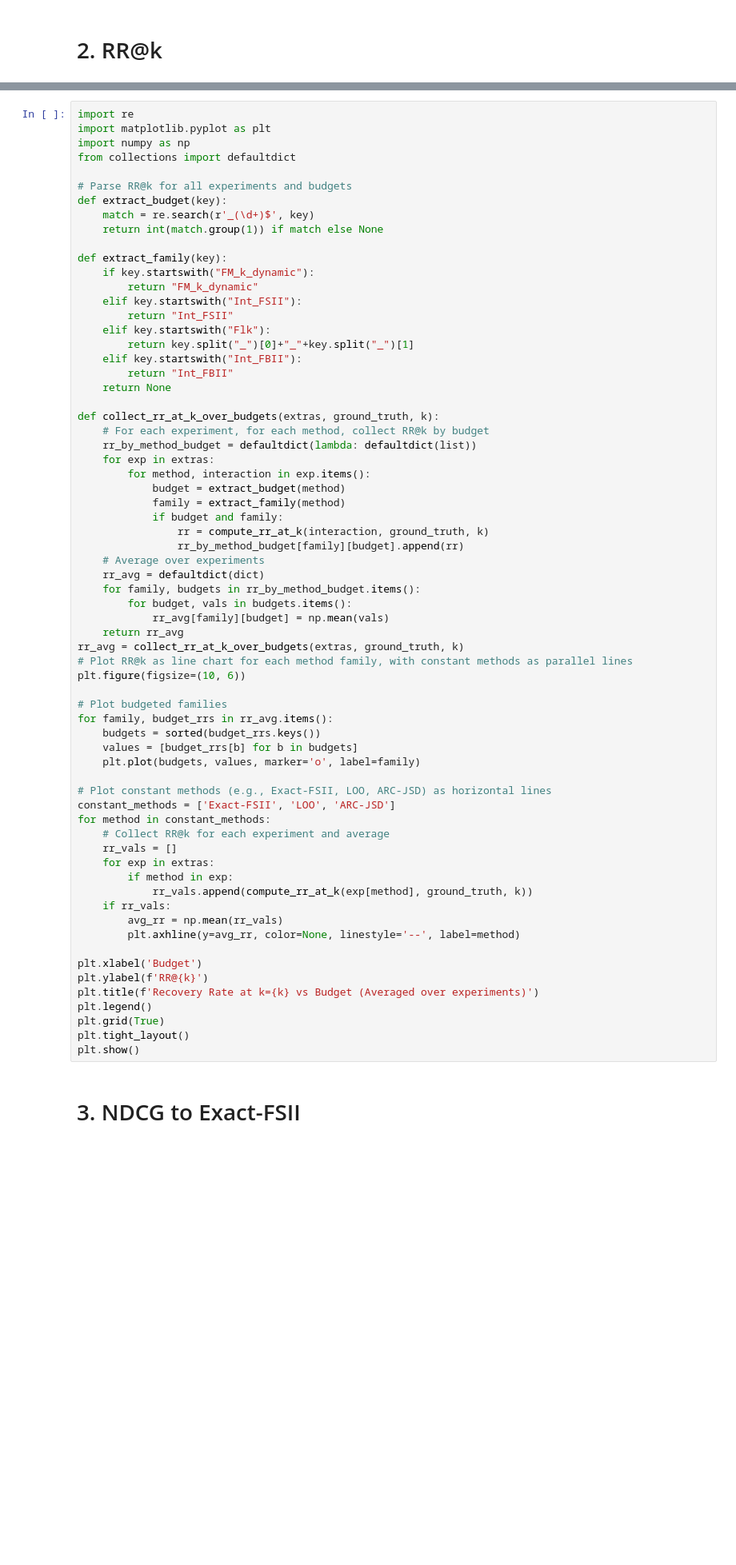
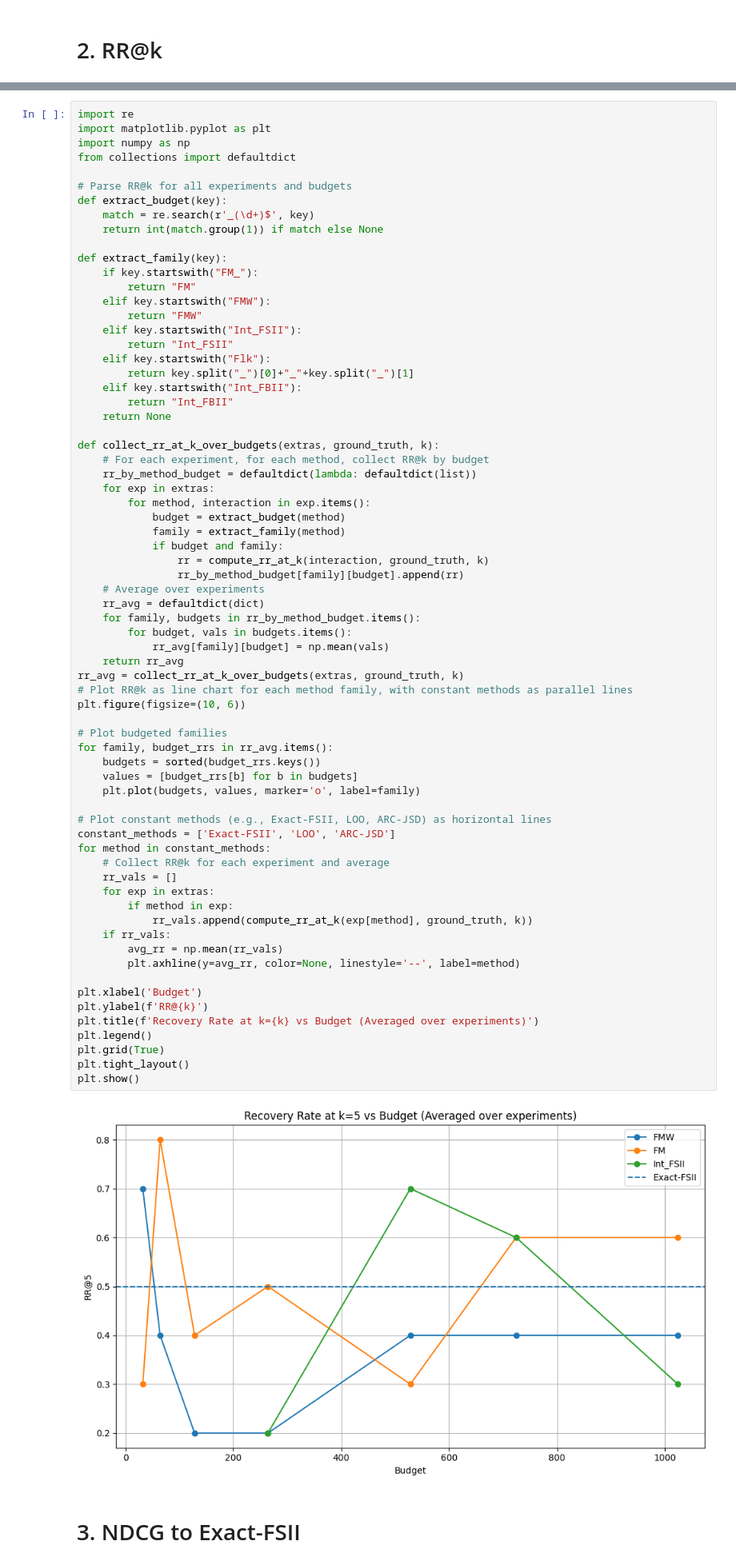
Before and after one commit to iNema9590/LLMX, a Jupyter notebook: Notebooks/musique_4.ipynb, the cells around one changed output, grey strips where cells are left out. Shown at 80% size. Drawn from its saved outputs; the diff is of its cells as text; blank space fills up the shorter version.

```diff
--- a/Notebooks/musique_4.ipynb
+++ b/Notebooks/musique_4.ipynb
@@ -709,8 +624,10 @@ def extract_budget(key):
     return int(match.group(1)) if match else None
 
 def extract_family(key):
-    if key.startswith("FM_k_dynamic"):
-        return "FM_k_dynamic"
+    if key.startswith("FM_"):
+        return "FM"
+    elif key.startswith("FMW"):
+        return "FMW"
     elif key.startswith("Int_FSII"):
         return "Int_FSII"
     elif key.startswith("Flk"):
@@ -737,33 +654,35 @@ def collect_rr_at_k_over_budgets(extras, ground_truth, k):
     return rr_avg
 rr_avg = collect_rr_at_k_over_budgets(extras, ground_truth, k)
 # Plot RR@k as line chart for each method family, with constant methods as parallel lines
 plt.figure(figsize=(10, 6))
 
 # Plot budgeted families
 for family, budget_rrs in rr_avg.items():
     budgets = sorted(budget_rrs.keys())
     values = [budget_rrs[b] for b in budgets]
     plt.plot(budgets, values, marker='o', label=family)
 
 # Plot constant methods (e.g., Exact-FSII, LOO, ARC-JSD) as horizontal lines
 constant_methods = ['Exact-FSII', 'LOO', 'ARC-JSD']
 for method in constant_methods:
     # Collect RR@k for each experiment and average
     rr_vals = []
     for exp in extras:
         if method in exp:
             rr_vals.append(compute_rr_at_k(exp[method], ground_truth, k))
     if rr_vals:
         avg_rr = np.mean(rr_vals)
         plt.axhline(y=avg_rr, color=None, linestyle='--', label=method)
 
 plt.xlabel('Budget')
 plt.ylabel(f'RR@{k}')
 plt.title(f'Recovery Rate at k={k} vs Budget (Averaged over experiments)')
 plt.legend()
 plt.grid(True)
 plt.tight_layout()
 plt.show()
+# %% [output]
+[figure, added]
 # %% [markdown]
 # 3. NDCG to Exact-FSII
 # %%
```
Also changed, not shown: parts of 13 cells of this notebook, 8 other files.
